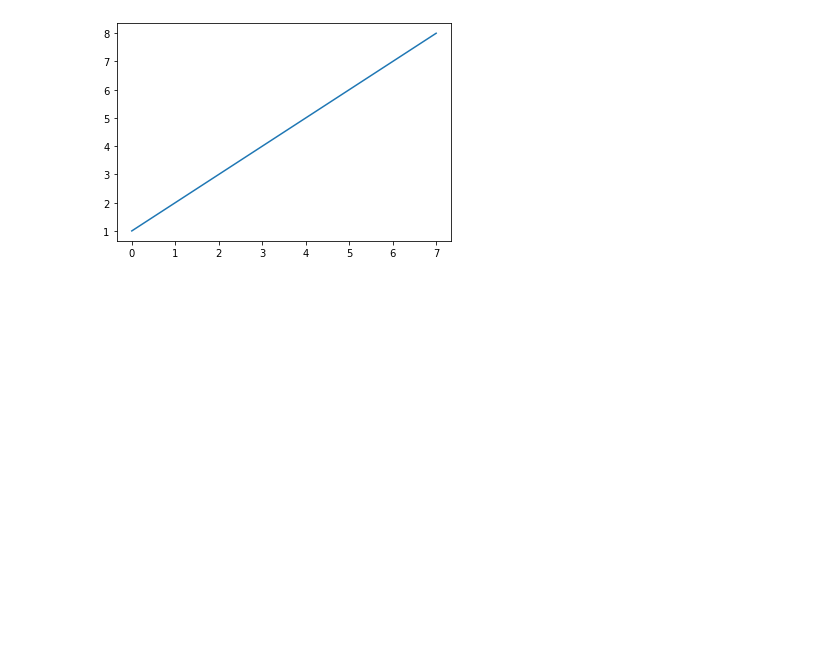
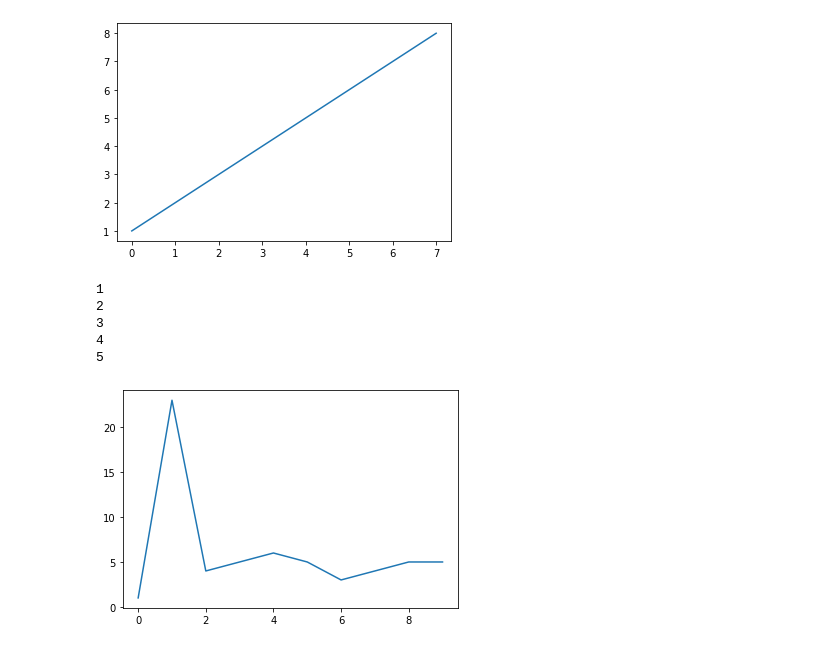
Before and after one commit to cooperhankun/python-programming-Kun-Han, a Jupyter notebook: Exploration/teste.ipynb, the cells around one changed output. Drawn from its saved outputs; the diff is of its cells as text; code cells hidden in the pictures; blank space fills up the shorter version.

```diff
--- a/Exploration/teste.ipynb
+++ b/Exploration/teste.ipynb
@@ -7,3 +7,32 @@ plt.show
 # %% [output]
 <function matplotlib.pyplot.show(close=None, block=None)>
 [figure]
+# %%
+## milk
+import matplotlib.pyplot as plt
+
+bac=1.5e6
+tim = 0
+
+while bac<=10000000:
+
+    bac *= 1.5
+    tim += 1
+
+    print(tim)
+# %% [output]
+1
+2
+3
+4
+5
+# %%
+import pandas as pd
+a=(1,23,4,5,6,5,3,4,5,5)
+b=list(a)
+pd.DataFrame(b)
+plt.plot(a)
+plt.show
+plt.show(close=1, block=2)
+# %% [output]
+[figure, added]
```
Also changed, not shown: 1 other file.
